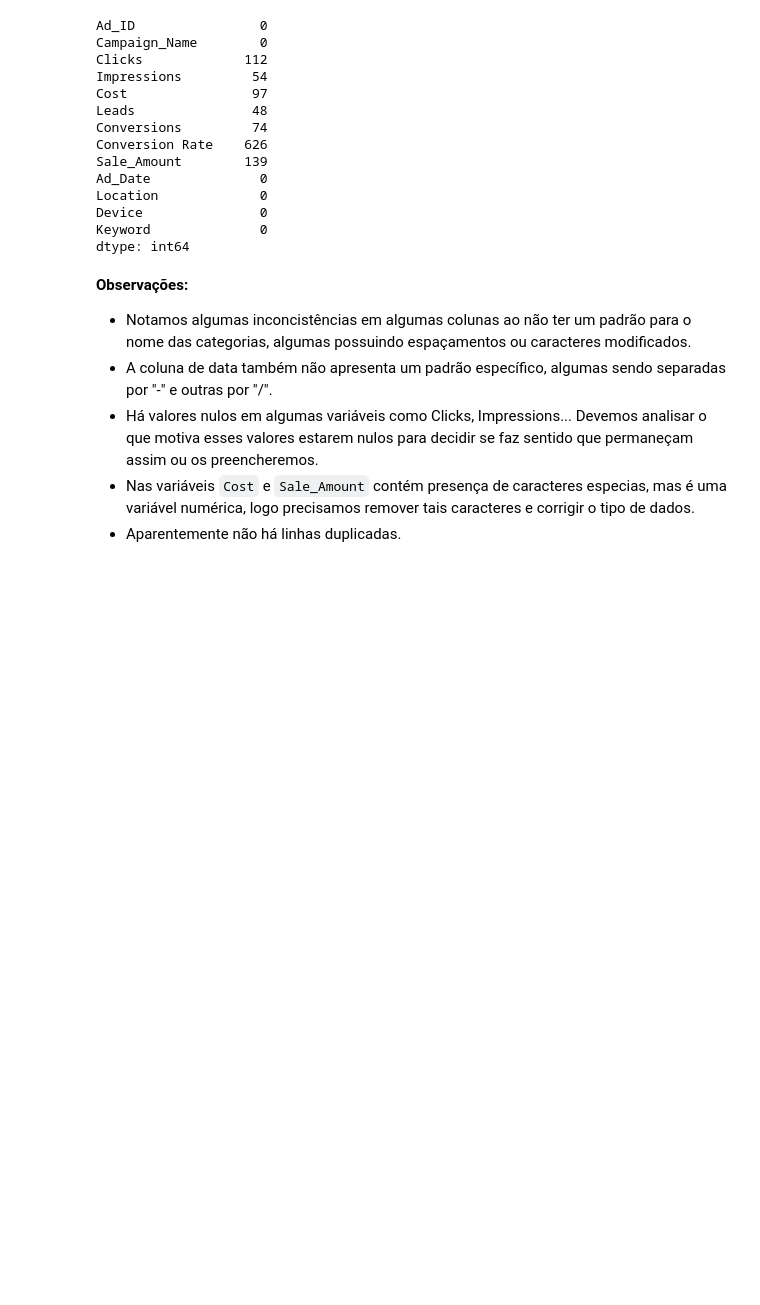
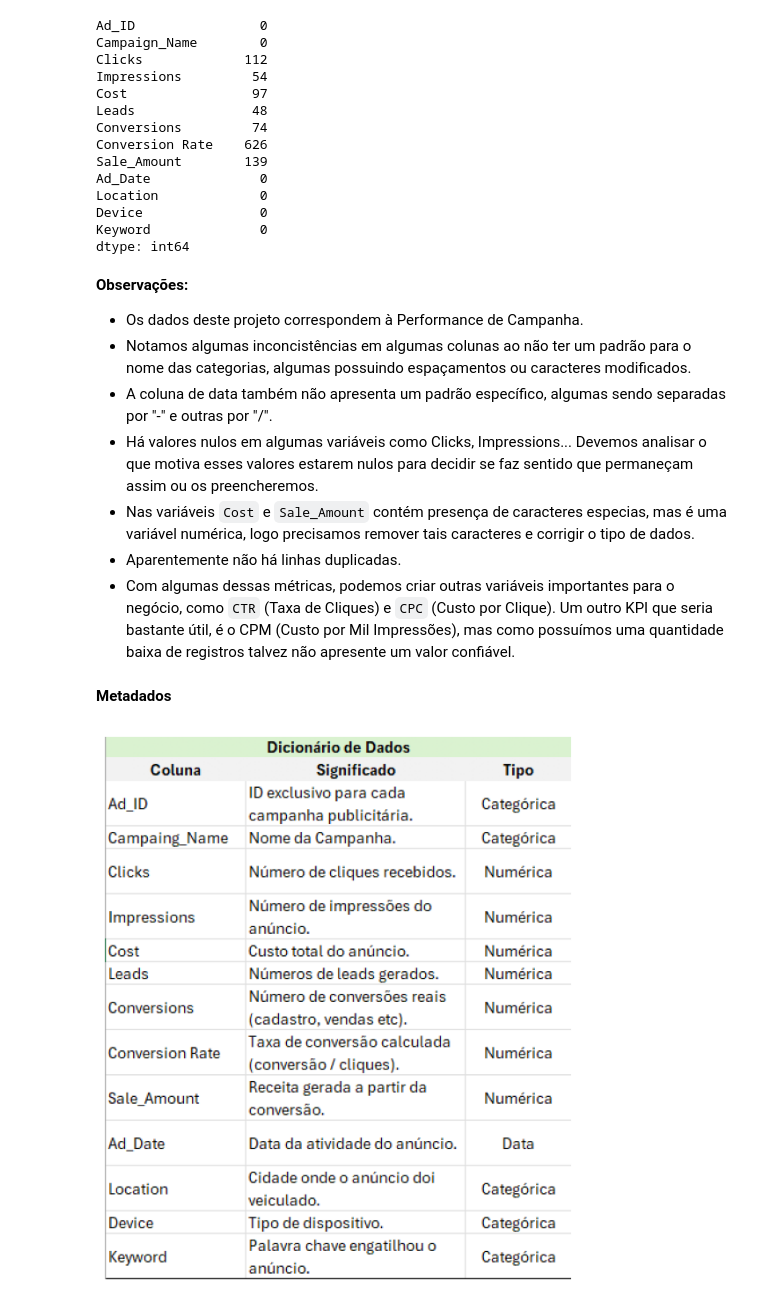
Before and after one commit to DieGod-DS/Google_Ads_Analisys, a Jupyter notebook: notebooks/2.DataUnderstanding.ipynb, the cells around one changed output. Saved outputs shown, nothing was run; the diff lists cells and outputs as text; code cells hidden in the pictures; blank space fills up the shorter version.

```diff
--- a/notebooks/2.DataUnderstanding.ipynb
+++ b/notebooks/2.DataUnderstanding.ipynb
@@ -69,8 +71,21 @@ Keyword              0
 dtype: int64
 # %% [markdown]
 **Observações:**
+- Os dados deste projeto correspondem à Performance de Campanha.
 - Notamos algumas inconcistências em algumas colunas ao não ter um padrão para o nome das categorias, algumas possuindo espaçamentos ou caracteres modificados.
 - A coluna de data também não apresenta um padrão específico, algumas sendo separadas por "-" e outras por "/".
 - Há valores nulos em algumas variáveis como Clicks, Impressions... Devemos analisar o que motiva esses valores estarem nulos para decidir se faz sentido que permaneçam assim ou os preencheremos.
 - Nas variáveis `Cost` e `Sale_Amount` contém presença de caracteres especias, mas é uma variável numérica, logo precisamos remover tais caracteres e corrigir o tipo de dados.
 - Aparentemente não há linhas duplicadas.
+- Com algumas dessas métricas, podemos criar outras variáveis importantes para o negócio, como ``CTR`` (Taxa de Cliques) e ``CPC`` (Custo por Clique). Um outro KPI que seria bastante útil, é o CPM (Custo por Mil Impressões), mas como possuímos uma quantidade baixa de registros talvez não apresente um valor confiável.
+# %% [markdown]
+**Metadados**
+# %%
+img = mpimg.imread('../src/data_dict.png')
+
+plt.figure(figsize=(8,8))
+plt.imshow(img)
+plt.axis('off')
+plt.show()
+# %% [output]
+[figure, added]
```
Also changed, not shown: parts of 1 cell of this notebook, 2 other files.
